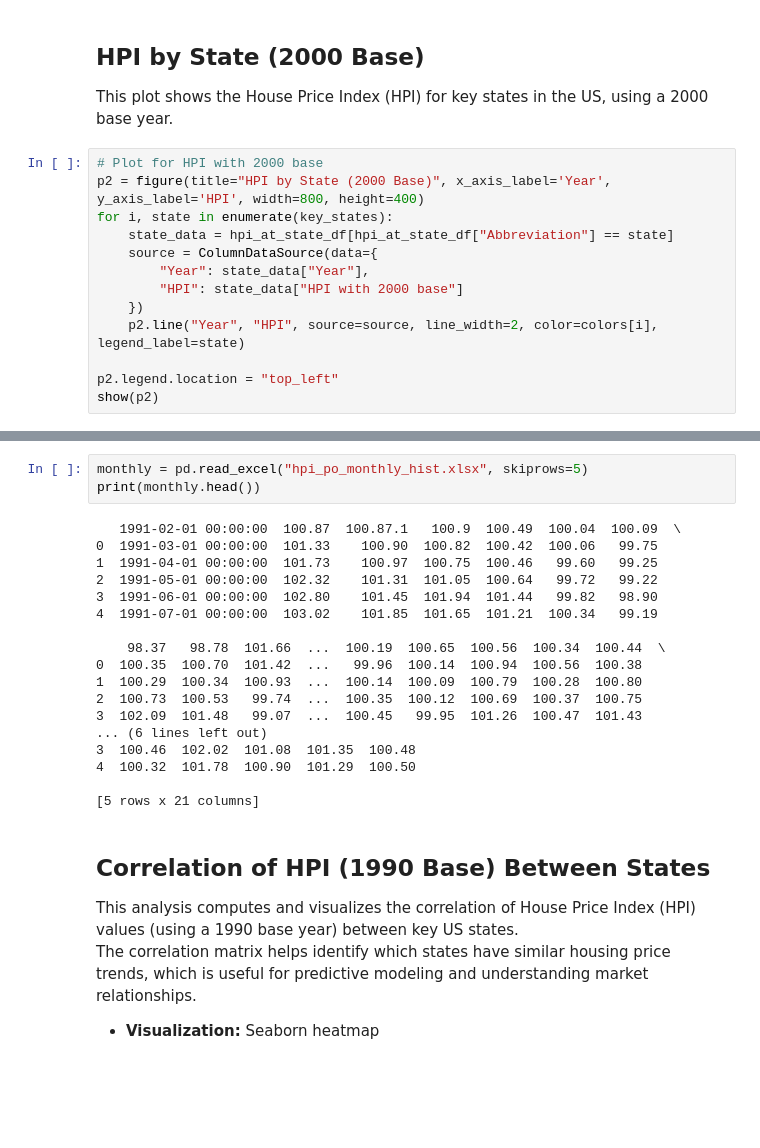
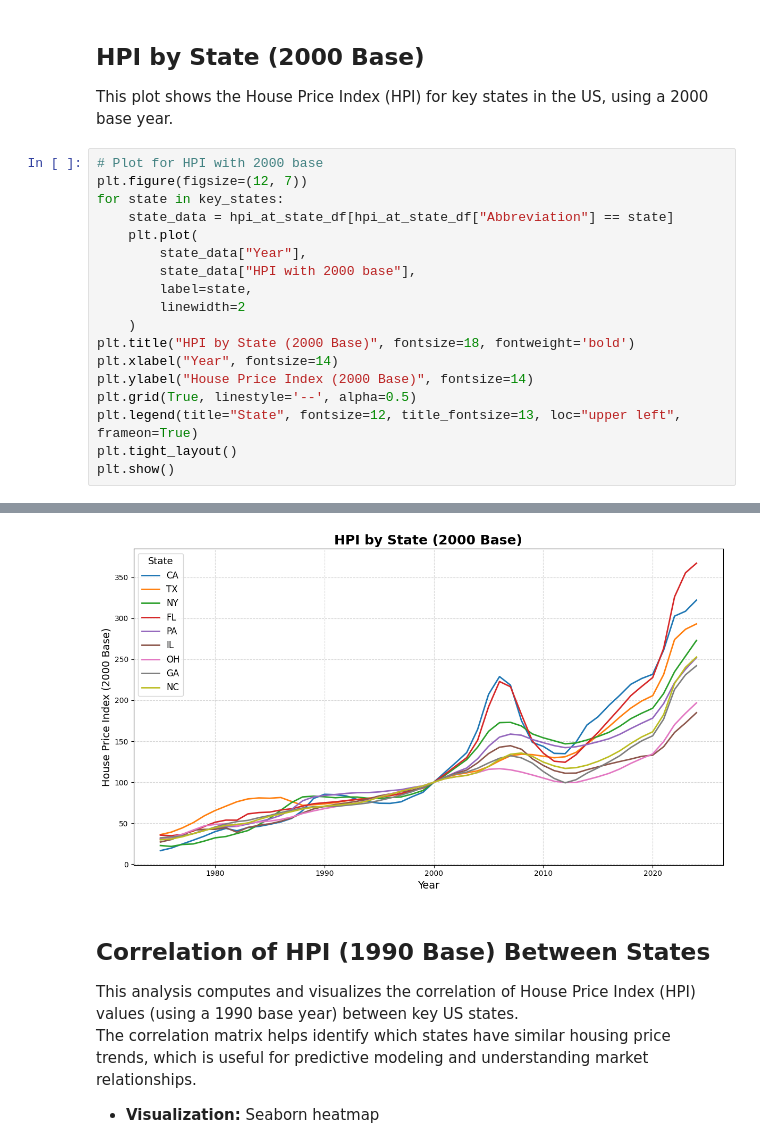
Before and after one commit to 2hannah1229/housing-price-predictions-repo, a Jupyter notebook: hpi-predictor.ipynb, the cells around one changed output, grey strips where cells are left out. Drawn from its saved outputs; the diff is of its cells as text; blank space fills up the shorter version.

```diff
--- a/hpi-predictor.ipynb
+++ b/hpi-predictor.ipynb
@@ -82,15 +78,20 @@ show(p1)
 This plot shows the House Price Index (HPI) for key states in the US, using a 2000 base year.
 # %%
 # Plot for HPI with 2000 base
-p2 = figure(title="HPI by State (2000 Base)", x_axis_label='Year', y_axis_label='HPI', width=800, height=400)
-for i, state in enumerate(key_states):
+plt.figure(figsize=(12, 7))
+for state in key_states:
     state_data = hpi_at_state_df[hpi_at_state_df["Abbreviation"] == state]
-    source = ColumnDataSource(data={
-        "Year": state_data["Year"],
-        "HPI": state_data["HPI with 2000 base"]
-    })
-    p2.line("Year", "HPI", source=source, line_width=2, color=colors[i], legend_label=state)
-
-p2.legend.location = "top_left"
-show(p2)
+    plt.plot(
+        state_data["Year"],
+        state_data["HPI with 2000 base"],
+        label=state,
+        linewidth=2
+    )
+plt.title("HPI by State (2000 Base)", fontsize=18, fontweight='bold')
+plt.xlabel("Year", fontsize=14)
+plt.ylabel("House Price Index (2000 Base)", fontsize=14)
+plt.grid(True, linestyle='--', alpha=0.5)
+plt.legend(title="State", fontsize=12, title_fontsize=13, loc="upper left", frameon=True)
+plt.tight_layout()
+plt.show()
 # %% [output]
@@ -99,24 +98,4 @@ show(p2)
+[figure, added]
-# %%
-monthly = pd.read_excel("hpi_po_monthly_hist.xlsx", skiprows=5)
-print(monthly.head())
-# %% [output]
-   1991-02-01 00:00:00  100.87  100.87.1   100.9  100.49  100.04  100.09  \
-0  1991-03-01 00:00:00  101.33    100.90  100.82  100.42  100.06   99.75
-1  1991-04-01 00:00:00  101.73    100.97  100.75  100.46   99.60   99.25
-2  1991-05-01 00:00:00  102.32    101.31  101.05  100.64   99.72   99.22
-3  1991-06-01 00:00:00  102.80    101.45  101.94  101.44   99.82   98.90
-4  1991-07-01 00:00:00  103.02    101.85  101.65  101.21  100.34   99.19
-
-    98.37   98.78  101.66  ...  100.19  100.65  100.56  100.34  100.44  \
-0  100.35  100.70  101.42  ...   99.96  100.14  100.94  100.56  100.38
-1  100.29  100.34  100.93  ...  100.14  100.09  100.79  100.28  100.80
-2  100.73  100.53   99.74  ...  100.35  100.12  100.69  100.37  100.75
-3  102.09  101.48   99.07  ...  100.45   99.95  101.26  100.47  101.43
-... (6 lines left out)
-3  100.46  102.02  101.08  101.35  100.48
-4  100.32  101.78  100.90  101.29  100.50
-
-[5 rows x 21 columns]
 # %% [markdown]
 ## Correlation of HPI (1990 Base) Between States
 
```
Also changed, not shown: parts of 11 cells of this notebook.
